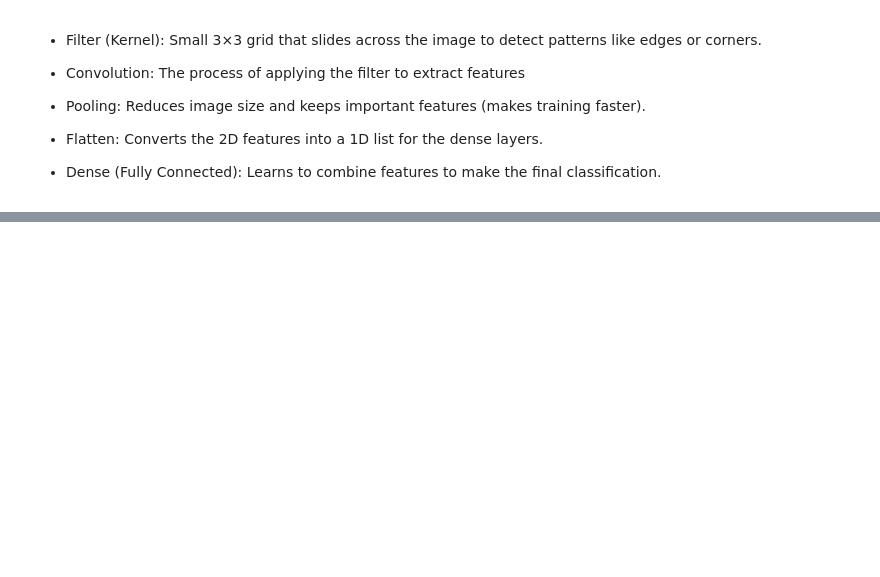
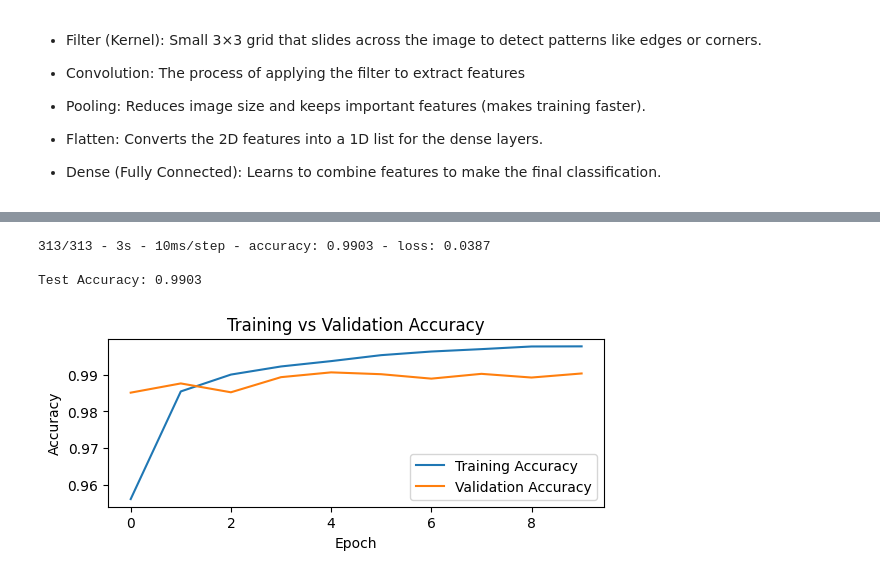
Before and after one commit to yibesh/DeepLearning, a Jupyter notebook: CNN.ipynb, the cells around one changed output, grey strips where cells are left out. Drawn from its saved outputs; the diff is of its cells as text; code cells hidden in the pictures; blank space fills up the shorter version.

```diff
--- a/CNN.ipynb
+++ b/CNN.ipynb
@@ -120,0 +173,27 @@ Test Accuracy: 0.9904
+# %%
+# ------------------------------------------------------------
+# 5. Evaluate the model
+# ------------------------------------------------------------
+# Test the model on unseen test data
+test_loss, test_acc = model.evaluate(X_test, y_test, verbose=2)
+print(f"\nTest Accuracy: {test_acc:.4f}")
+# %% [output]
+313/313 - 3s - 10ms/step - accuracy: 0.9903 - loss: 0.0387
+
+Test Accuracy: 0.9903
+# %%
+
+# ------------------------------------------------------------
+# 6. Visualize training accuracy
+# ------------------------------------------------------------
+fig = plt.figure()
+plt.subplot(2,1,1)
+plt.plot(history.history['accuracy'], label='Training Accuracy')
+plt.plot(history.history['val_accuracy'], label='Validation Accuracy')
+plt.xlabel('Epoch')
+plt.ylabel('Accuracy')
+plt.legend()
+plt.title('Training vs Validation Accuracy')
+plt.show()
+# %% [output]
+[figure, added]
```
Also changed, not shown: parts of 18 cells of this notebook.
